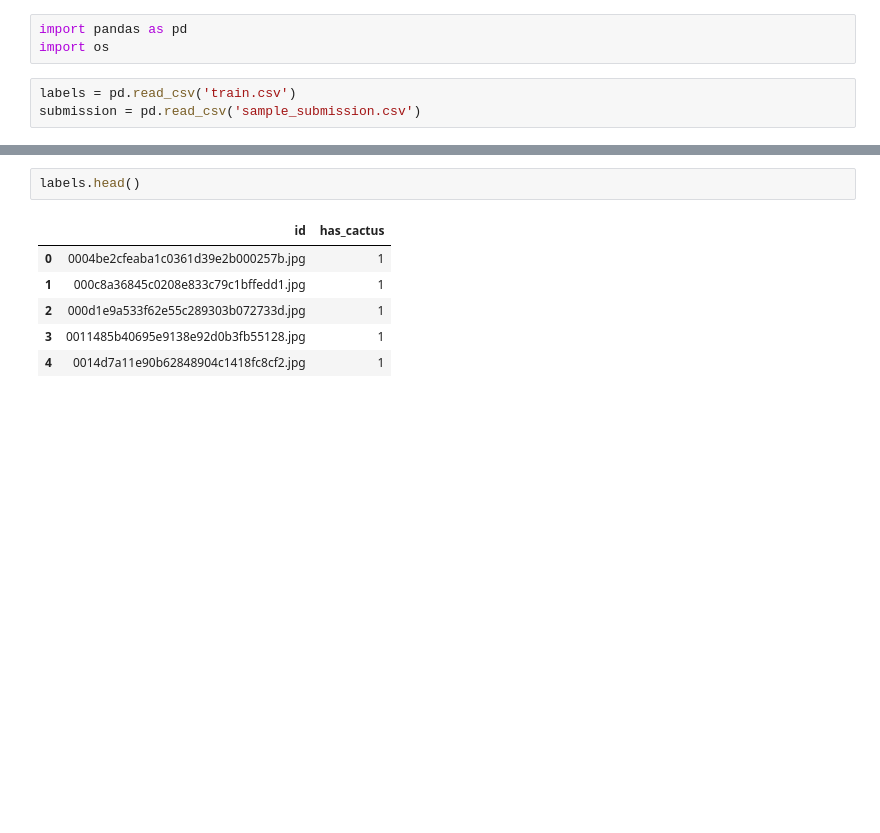
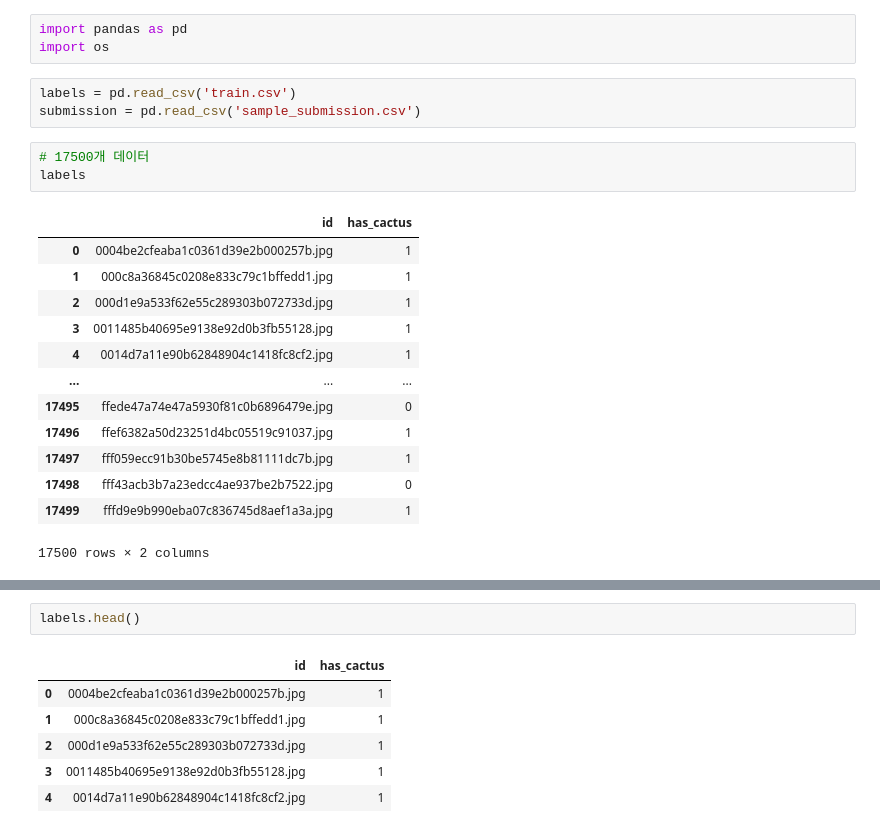
Before and after one commit to justin-kim3000/DL_Kaggle, a Jupyter notebook: Kaggle/DL/Aerial_Cactus_Identification/data_preprocessing.ipynb, the cells around one changed output, grey strips where cells are left out. Drawn from its saved outputs; the diff is of its cells as text; blank space fills up the shorter version.

```diff
--- a/Kaggle/DL/Aerial_Cactus_Identification/data_preprocessing.ipynb
+++ b/Kaggle/DL/Aerial_Cactus_Identification/data_preprocessing.ipynb
@@ -4,3 +4,20 @@ import os
 # %%
 labels = pd.read_csv('train.csv')
 submission = pd.read_csv('sample_submission.csv')
+# %%
+# 17500개 데이터
+labels
+# %% [output]
+|  | id | has_cactus |
+| 0 | 0004be2cfeaba1c0361d39e2b000257b.jpg | 1 |
+| 1 | 000c8a36845c0208e833c79c1bffedd1.jpg | 1 |
+| 2 | 000d1e9a533f62e55c289303b072733d.jpg | 1 |
+| 3 | 0011485b40695e9138e92d0b3fb55128.jpg | 1 |
+| 4 | 0014d7a11e90b62848904c1418fc8cf2.jpg | 1 |
+| ... | ... | ... |
+| 17495 | ffede47a74e47a5930f81c0b6896479e.jpg | 0 |
+| 17496 | ffef6382a50d23251d4bc05519c91037.jpg | 1 |
+| 17497 | fff059ecc91b30be5745e8b81111dc7b.jpg | 1 |
+| 17498 | fff43acb3b7a23edcc4ae937be2b7522.jpg | 0 |
+| 17499 | fffd9e9b990eba07c836745d8aef1a3a.jpg | 1 |
+17500 rows × 2 columns
```
Also changed, not shown: parts of 8 cells of this notebook.
